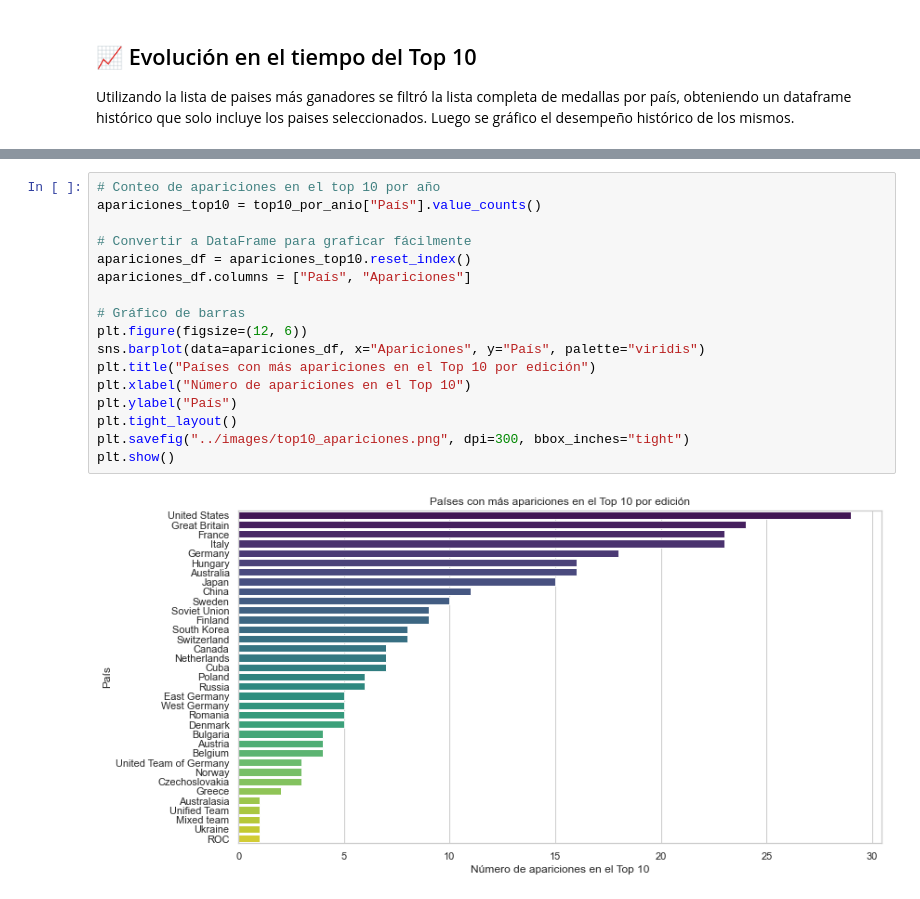
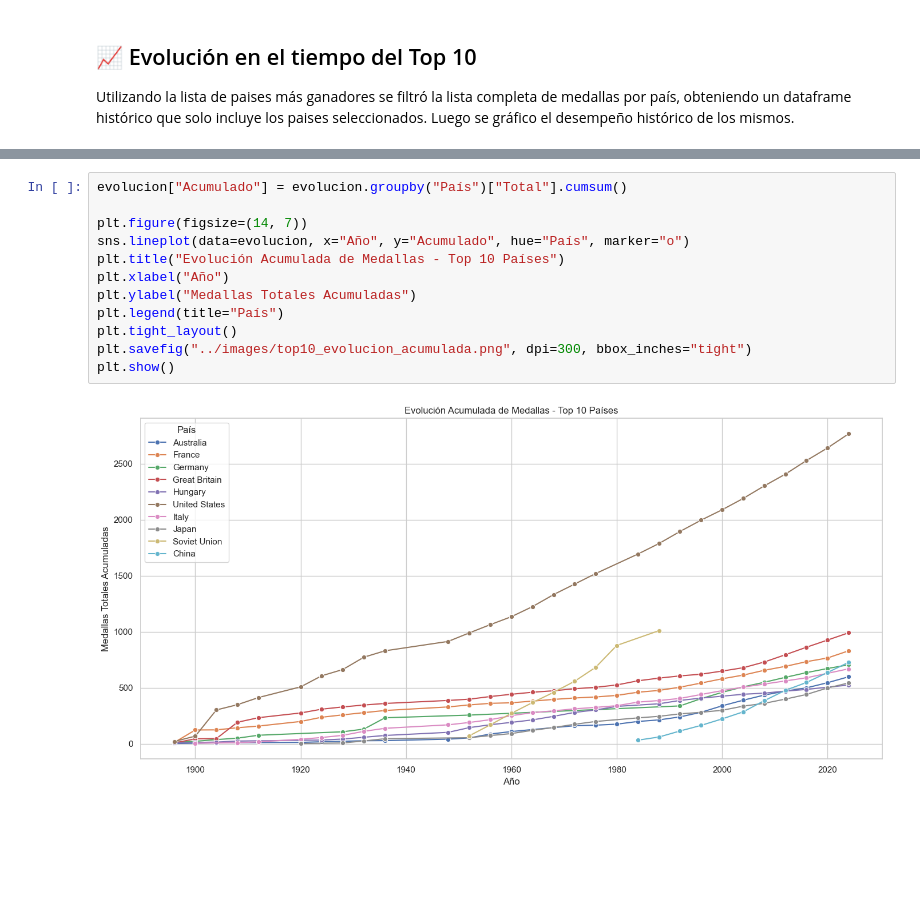
Before and after one commit to Huallpacl/Portfolio, a Jupyter notebook: medallas-olimpicas/notebooks/02_analisis_top10.ipynb, the cells around one changed output, grey strips where cells are left out. Drawn from its saved outputs; the diff is of its cells as text; blank space fills up the shorter version.

```diff
--- a/medallas-olimpicas/notebooks/02_analisis_top10.ipynb
+++ b/medallas-olimpicas/notebooks/02_analisis_top10.ipynb
@@ -140,19 +103,14 @@ Name: País, dtype: int64
-# %%
-# Conteo de apariciones en el top 10 por año
-apariciones_top10 = top10_por_anio["País"].value_counts()
-
-# Convertir a DataFrame para graficar fácilmente
-apariciones_df = apariciones_top10.reset_index()
-apariciones_df.columns = ["País", "Apariciones"]
-
-# Gráfico de barras
-plt.figure(figsize=(12, 6))
-sns.barplot(data=apariciones_df, x="Apariciones", y="País", palette="viridis")
-plt.title("Países con más apariciones en el Top 10 por edición")
-plt.xlabel("Número de apariciones en el Top 10")
-plt.ylabel("País")
-plt.tight_layout()
-plt.savefig("../images/top10_apariciones.png", dpi=300, bbox_inches="tight")
-plt.show()
-# %% [output]
-[figure, removed]
+# %%
+evolucion["Acumulado"] = evolucion.groupby("País")["Total"].cumsum()
+
+plt.figure(figsize=(14, 7))
+sns.lineplot(data=evolucion, x="Año", y="Acumulado", hue="País", marker="o")
+plt.title("Evolución Acumulada de Medallas - Top 10 Países")
+plt.xlabel("Año")
+plt.ylabel("Medallas Totales Acumuladas")
+plt.legend(title="País")
+plt.tight_layout()
+plt.savefig("../images/top10_evolucion_acumulada.png", dpi=300, bbox_inches="tight")
+plt.show()
+# %% [output]
+[figure, added]
```
Also changed, not shown: parts of 6 cells of this notebook, 4 other files.
